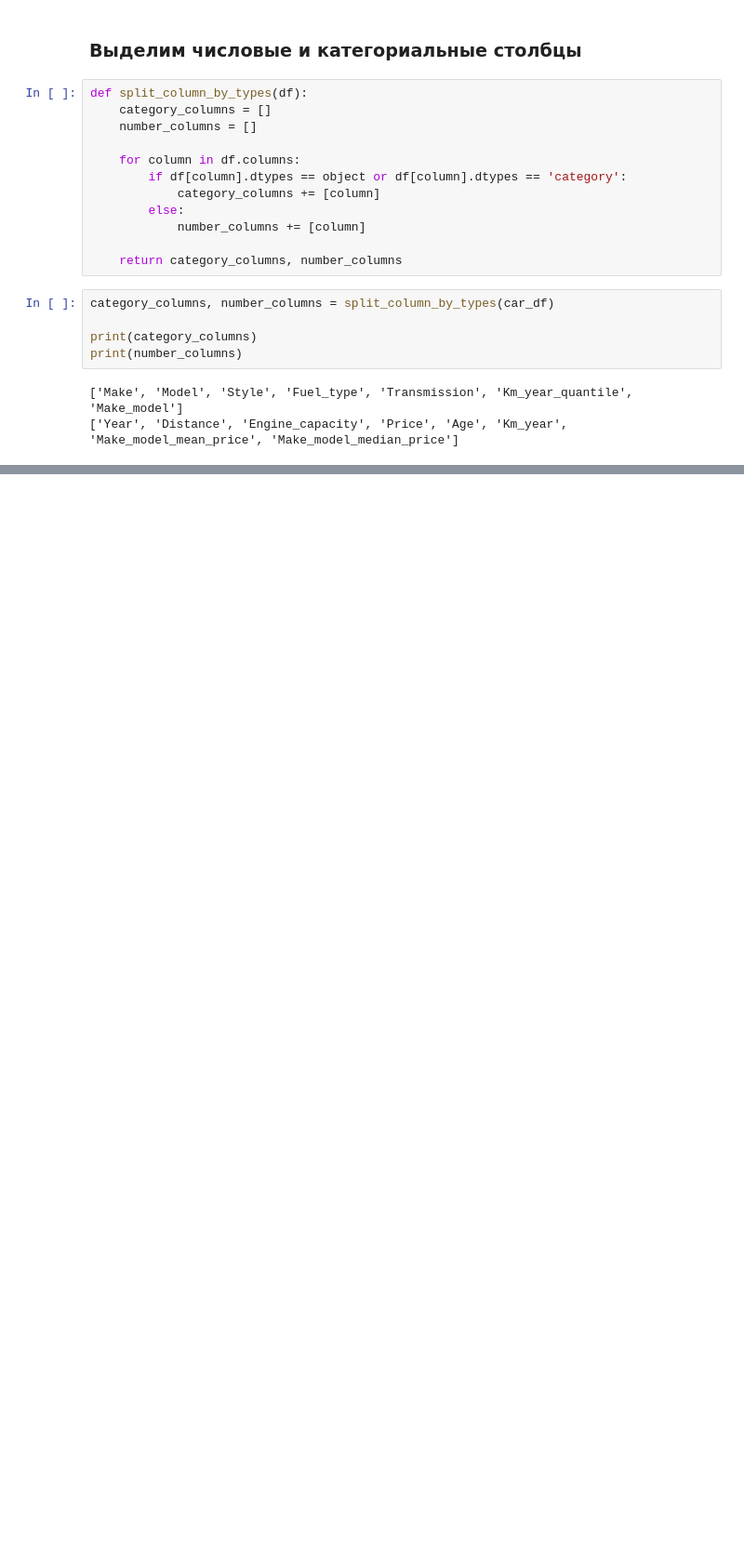
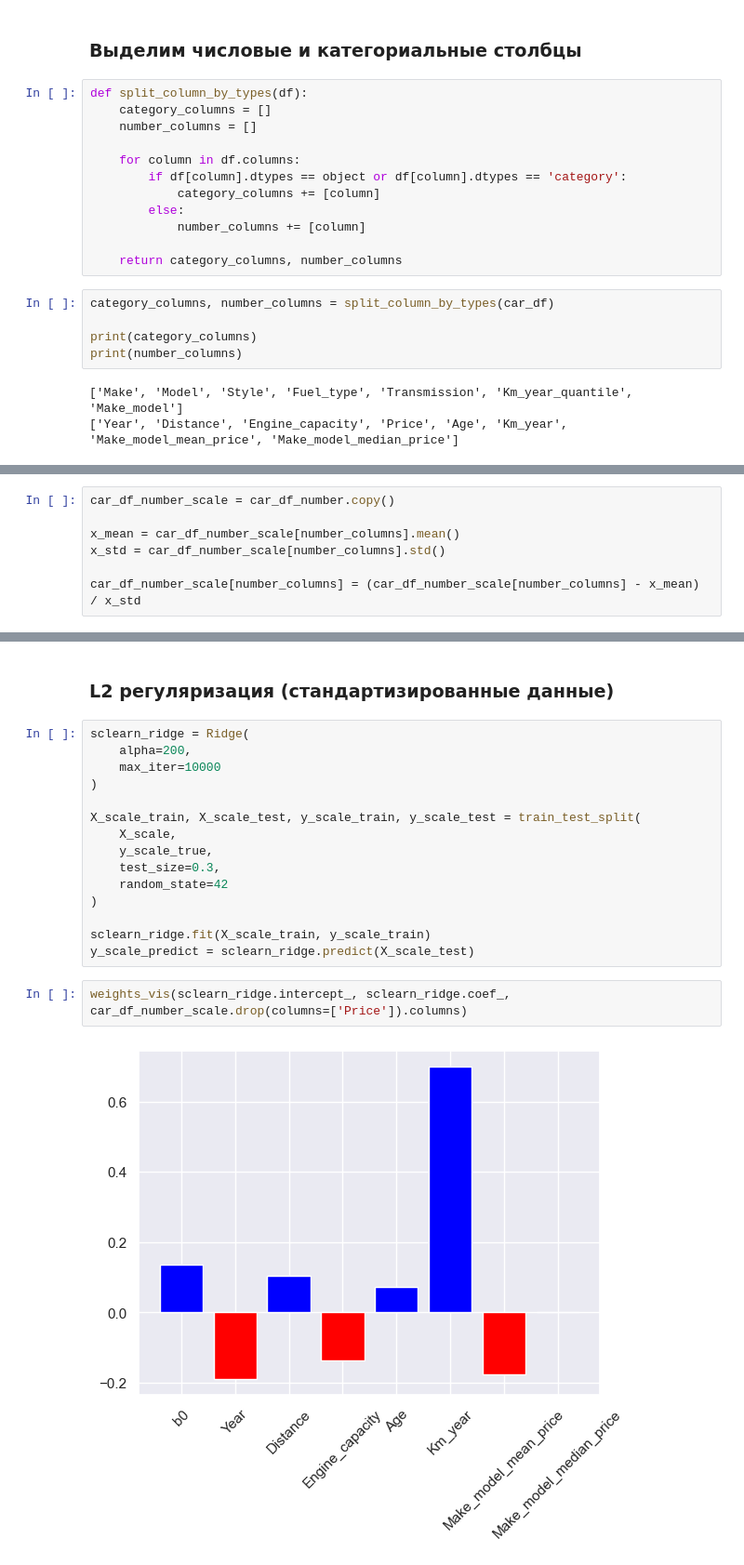
Before and after one commit to Losyash/mbml_hw, a Jupyter notebook: Math ML HW 2.ipynb, the cells around one changed output, grey strips where cells are left out. Shown at 93% size. Drawn from its saved outputs; the diff is of its cells as text; blank space fills up the shorter version.

```diff
--- a/Math ML HW 2.ipynb
+++ b/Math ML HW 2.ipynb
@@ -798,0 +839,7 @@ car_df_number.head(5)
+# %%
+car_df_number_scale = car_df_number.copy()
+
+x_mean = car_df_number_scale[number_columns].mean()
+x_std = car_df_number_scale[number_columns].std()
+
+car_df_number_scale[number_columns] = (car_df_number_scale[number_columns] - x_mean) / x_std
@@ -800,0 +911,21 @@ car_df_number.head(5)
+# %% [markdown]
+### L2 регуляризация (стандартизированные данные)
+# %%
+sclearn_ridge = Ridge(
+    alpha=200,
+    max_iter=10000
+)
+
+X_scale_train, X_scale_test, y_scale_train, y_scale_test = train_test_split(
+    X_scale,
+    y_scale_true,
+    test_size=0.3,
+    random_state=42
+)
+
+sclearn_ridge.fit(X_scale_train, y_scale_train)
+y_scale_predict = sclearn_ridge.predict(X_scale_test)
+# %%
+weights_vis(sclearn_ridge.intercept_, sclearn_ridge.coef_, car_df_number_scale.drop(columns=['Price']).columns)
+# %% [output]
+[figure, added]
```
Also changed, not shown: parts of 43 cells of this notebook.
